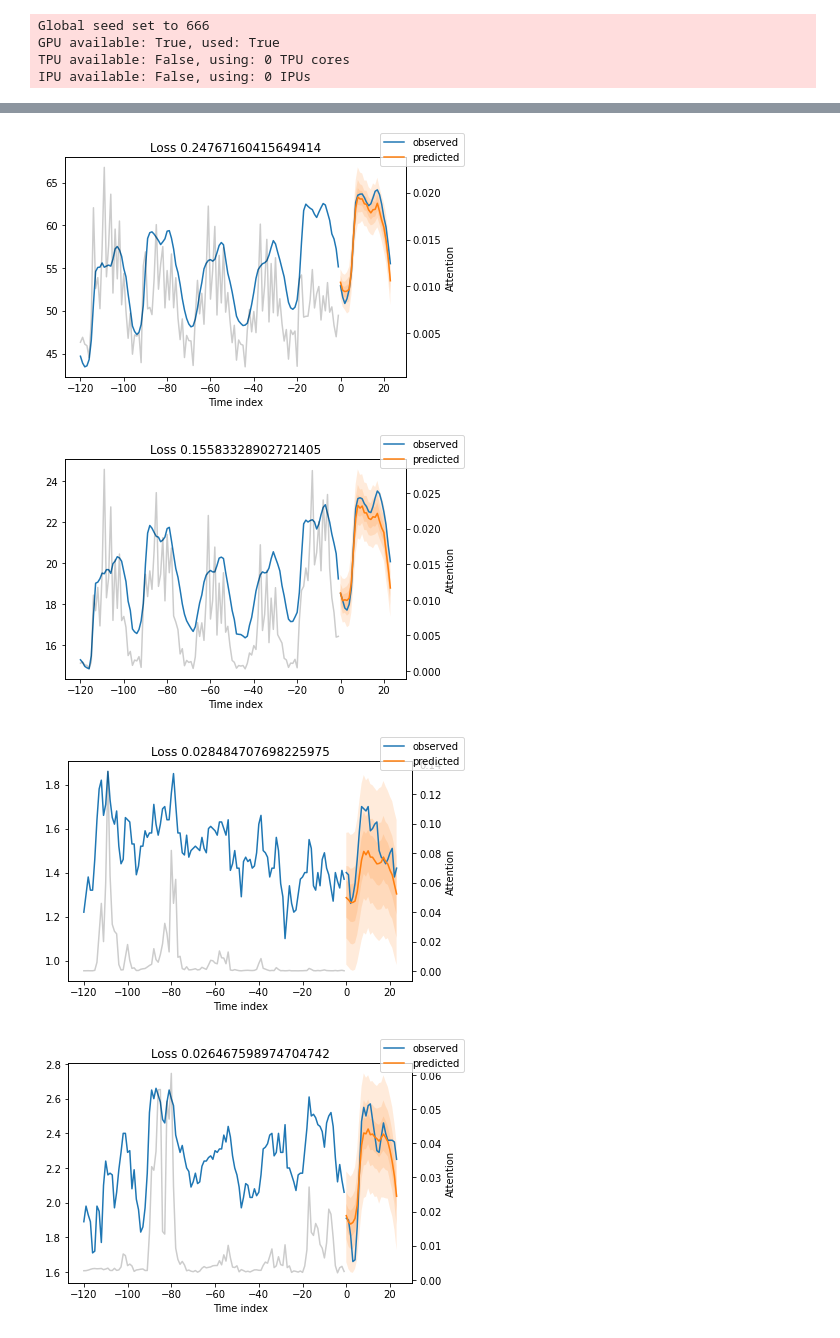
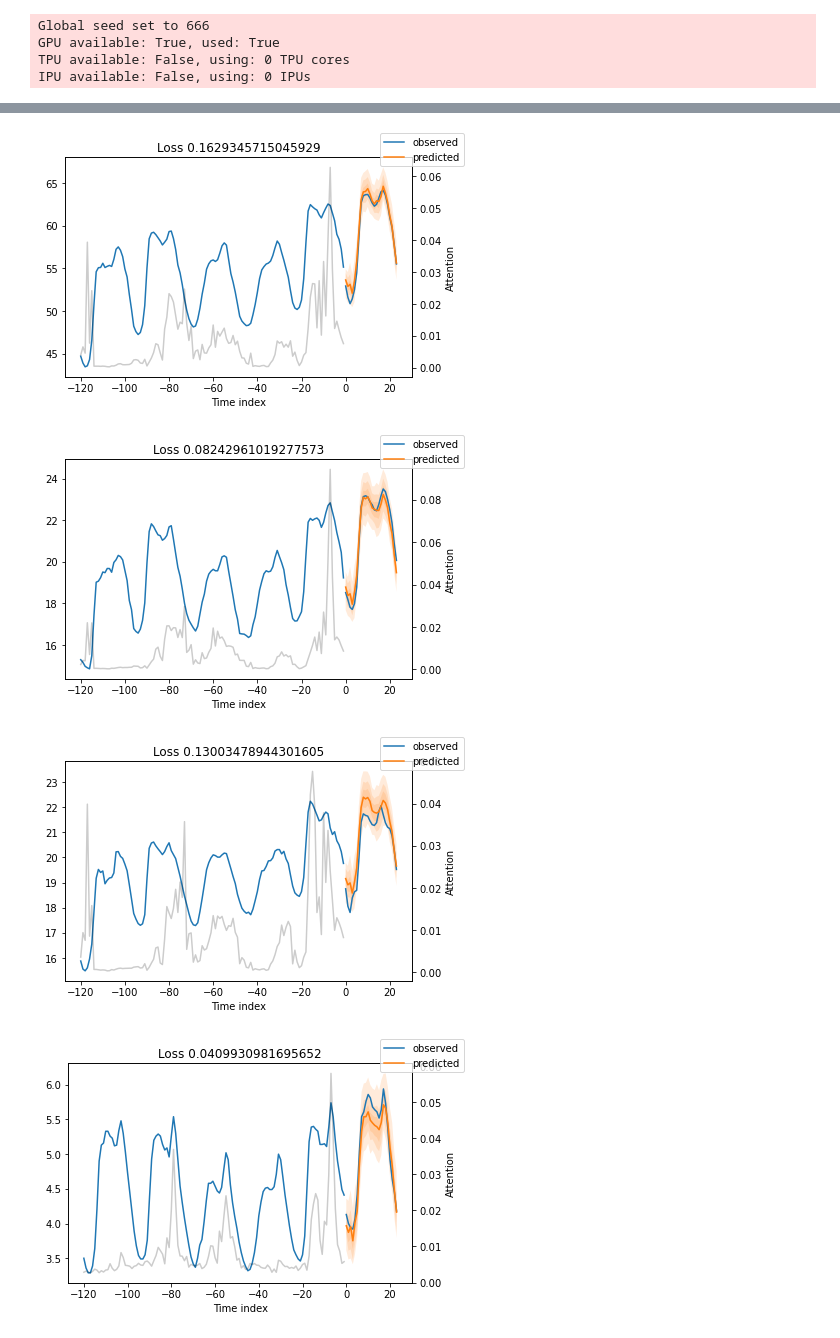
Before and after one commit to Skalolom/zone_cnp_forecasting, a Jupyter notebook: tft_forecasting_model.ipynb, the cells around one changed output, grey strips where cells are left out. Cells and saved outputs as stored; diff of their text form; code cells hidden in the pictures.

Commit message:
added covariates

```diff
--- a/tft_forecasting_model.ipynb
+++ b/tft_forecasting_model.ipynb
@@ -176,4 +227,5 @@ def create_dataset(df: pd.DataFrame, column_names: list) -> pd.DataFrame:
 # res['group'] = res.apply(lambda x: groups_dict.get(x['variable'], 0), axis=1)
 # %%
 res = create_dataset(df=data, column_names=column_names)
-res.tail(24)
+exog_df = add_covariates(df=temp_data, target_column_names=column_names).drop(columns='ds')
+res = pd.concat([res, exog_df], axis=1)
@@ -217,10 +253,9 @@ training_dataset = TimeSeriesDataSet(
     min_prediction_length=decoder_length,
     max_prediction_length=decoder_length,
     time_varying_unknown_reals=['value'],
-    #time_varying_known_reals=['temp_fi'],
-    #time_varying_known_reals=['temp_fi', 'temp_np', 'temp_no', 'temp_se'],
-    time_varying_known_categoricals=['hour', 'weekday', 'month'],
-    #scalers={'std_scale': EncoderNormalizer()},
+    time_varying_known_reals=column_names_exog,
+    time_varying_known_categoricals=['hour', 'weekday', 'month', 'sd_value'],
+    scalers={'std_scale': EncoderNormalizer()},
     target_normalizer=EncoderNormalizer(transformation='softplus'),
     add_relative_time_idx=True,
     add_target_scales=True,
@@ -247,18 +282,19 @@ val_dataloader = validation_dataset.to_dataloader(
 # %%
 import pytorch_forecasting as pf
 from pytorch_forecasting.metrics import SMAPE, QuantileLoss
+#{'gradient_clip_val': 0.09709617603052763, 'hidden_size': 41, 'dropout': 0.11932939385585195, 'hidden_continuous_size': 26, 'attention_head_size': 3, 'learning_rate': 0.09010237706969171}
 model = pf.TemporalFusionTransformer.from_dataset(
     training_dataset,
-    hidden_size=128,
+    hidden_size=64,
     lstm_layers=2,
-    hidden_continuous_size=32,
-    dropout=0.3,
+    hidden_continuous_size=16,
+    dropout=0.1,
     #loss=SMAPE(),
     output_size=7,
     loss=QuantileLoss(),
     attention_head_size=4,
-    learning_rate=1e-2,
-    reduce_on_plateau_patience=5
+    learning_rate=5e-3,
+    reduce_on_plateau_patience=4
 )
 # %%
 import pandas as pd
@@ -281,7 +317,7 @@ trainer = pl.Trainer(
     weights_summary='top',
     callbacks=[early_stop_callback],
     limit_train_batches=30,
-    gradient_clip_val=0.3
+    gradient_clip_val=0.1
 )
 # %% [output]
 Global seed set to 666
@@ -382,9 +413,9 @@ MAE = 0.35118119080861393
 # %%
 raw_predictions, x = best_model.predict(val_dataloader, mode='raw', return_x=True)
-for index in range(14):
+for index in range(len(column_names)):
     best_model.plot_prediction(x, raw_predictions, idx=index, add_loss_to_title=True)
 # %% [output]
-[figure, old version]
+[figure, new version]
-[figure, old version]
+[figure, new version]
-[figure, old version]
+[figure, new version]
-[figure, old version]
+[figure, new version]
```
Also changed, not shown: parts of 20 cells of this notebook, 1 other file.
